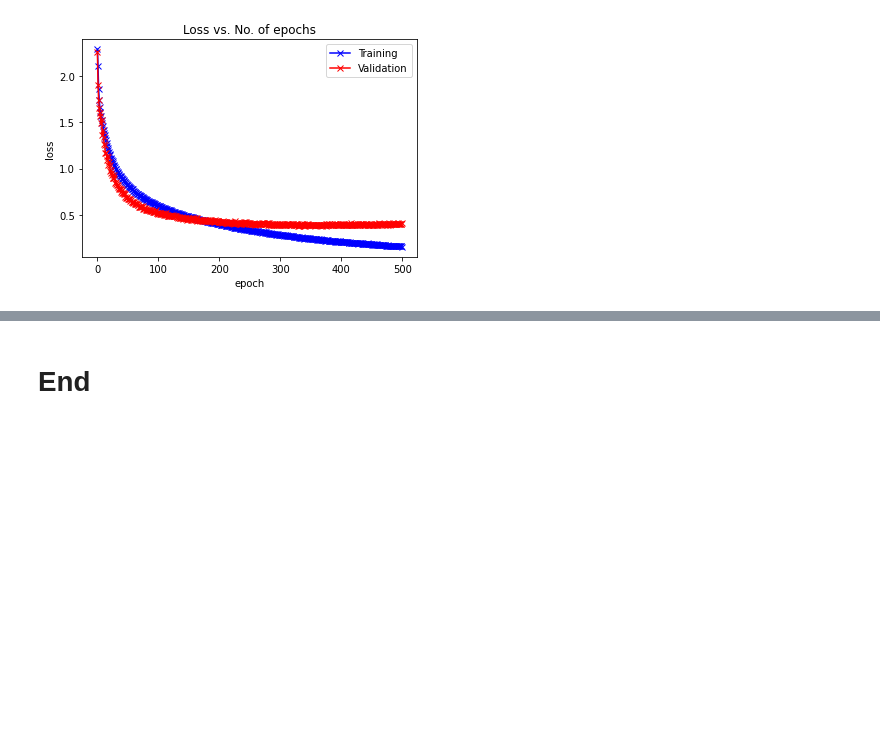
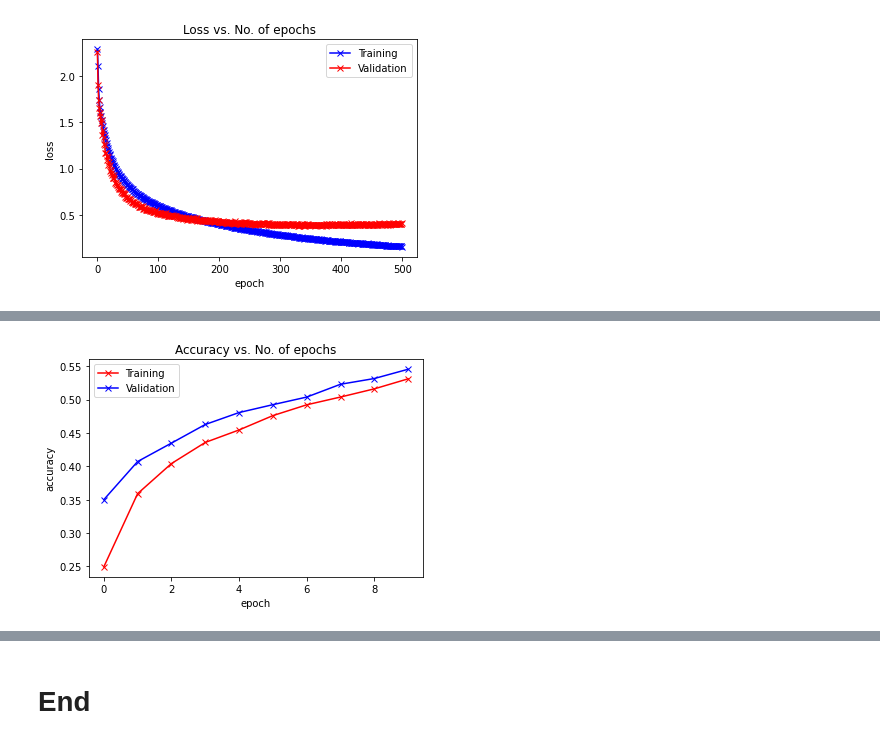
Before and after one commit to LeBronLiHD/NC_CourseWork_of_MachineLearning_DataScience, a Jupyter notebook: 2-NN-Basics-CNNs-AEs-and-GANs/NC_ST1539_HW2_2.2.ipynb, the cells around one changed output, grey strips where cells are left out. Cells and saved outputs as stored; diff of their text form; code cells hidden in the pictures; blank space fills up the shorter version.

Commit message:
update 2.2 and images of hw2

```diff
--- a/2-NN-Basics-CNNs-AEs-and-GANs/NC_ST1539_HW2_2.2.ipynb
+++ b/2-NN-Basics-CNNs-AEs-and-GANs/NC_ST1539_HW2_2.2.ipynb
@@ -573,0 +670,7 @@ plot_losses(train_losslist, valid_losslist)
+# %%
+criterion = nn.CrossEntropyLoss()
+optimizer = optim.Adam(net_mixer.parameters(), lr=1e-4)
+# %%
+device = "cuda" if torch.cuda.is_available() else "cpu"
+print(torch.cuda.get_arch_list())
+print(device)
@@ -573,0 +741,20 @@ plot_losses(train_losslist, valid_losslist)
+# %%
+def plot_accuracies(train_acclist, valid_acclist):
+    plt.plot(train_acclist, '-rx')
+    plt.plot(valid_acclist, '-bx')
+    plt.xlabel('epoch')
+    plt.ylabel('accuracy')
+    plt.legend(['Training', 'Validation'])
+    plt.title('Accuracy vs. No. of epochs')
+
+def plot_losses(train_losslist, valid_losslist):
+    plt.plot(train_losslist, '-bx')
+    plt.plot(valid_losslist, '-rx')
+    plt.xlabel('epoch')
+    plt.ylabel('loss')
+    plt.legend(['Training', 'Validation'])
+    plt.title('Loss vs. No. of epochs')
+# %%
+train_acclist, valid_acclist, train_losslist, valid_losslist = \
+    train_advanced_model(net_mixer, "ConvMixer", 10, criterion=criterion, optimizer=optimizer,
+                         train_loader=train_loader, test_loader=test_loader, device=device)
@@ -573,0 +779,4 @@ plot_losses(train_losslist, valid_losslist)
+# %%
+plot_accuracies(train_acclist, valid_acclist)
+# %% [output]
+[figure, added]
```
Also changed, not shown: parts of 27 cells of this notebook, 2 other files.
